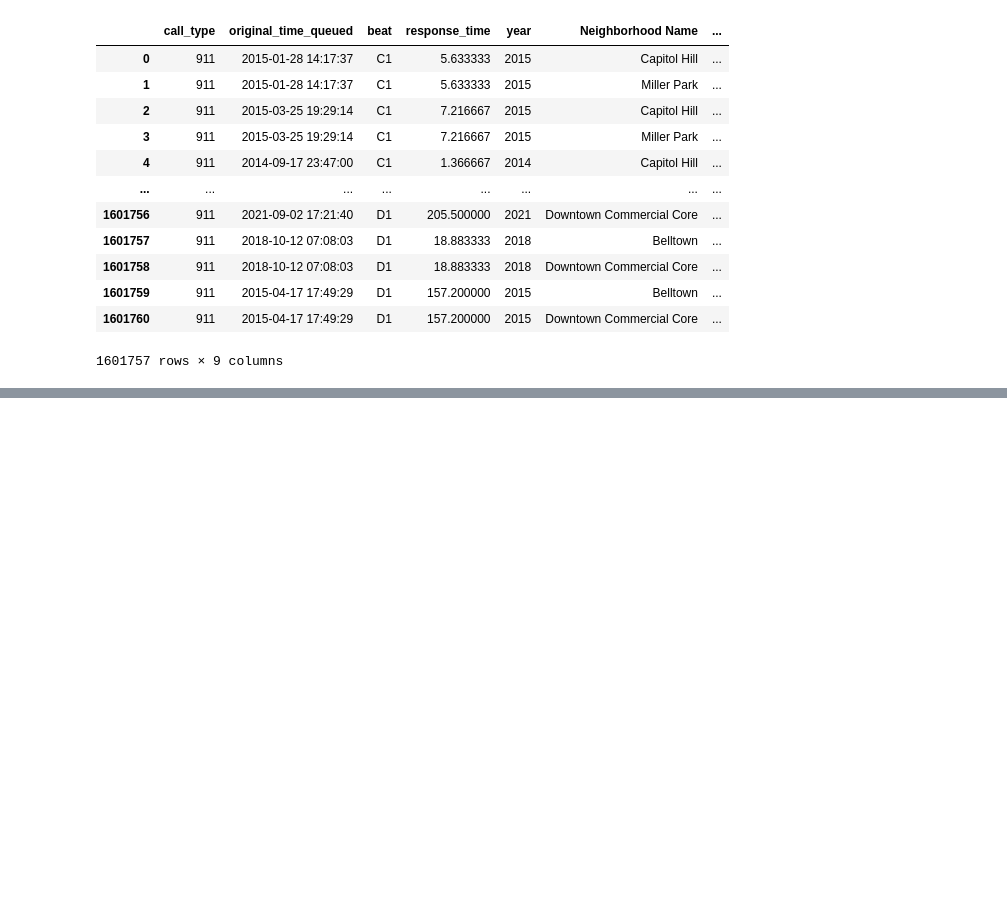
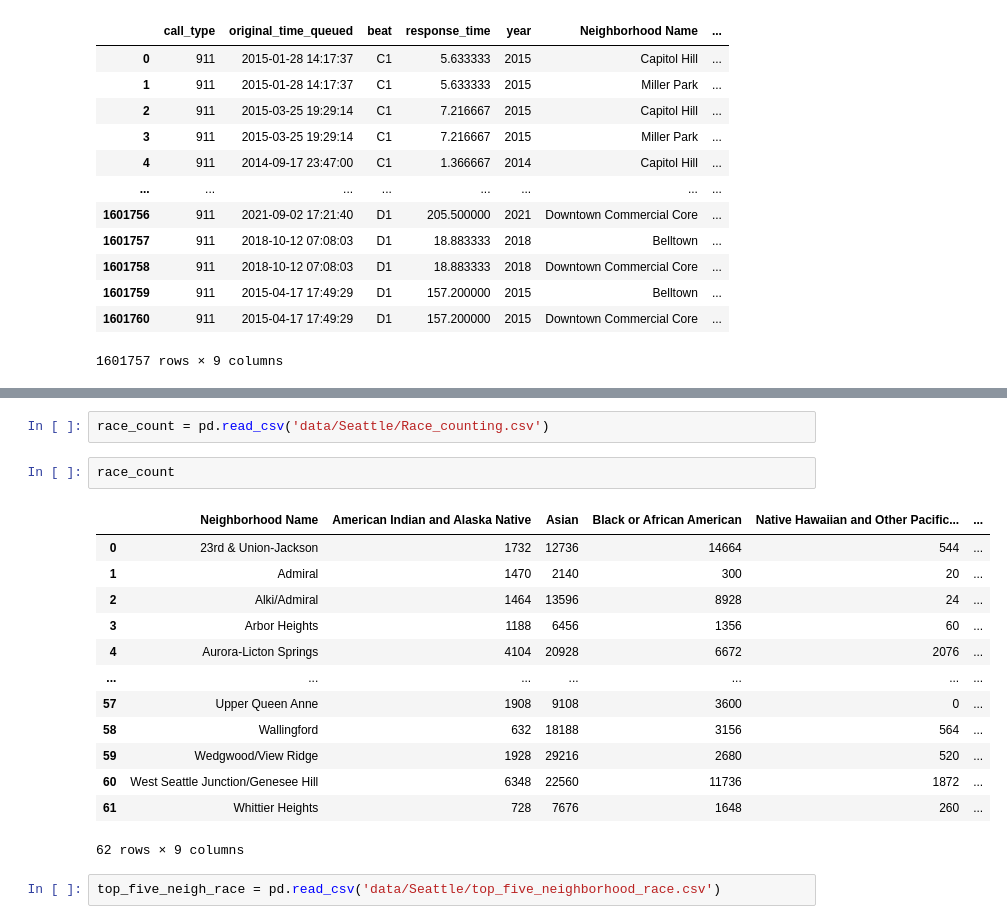
Before and after one commit to nemdim/Capstone-Project-Group-1, a Jupyter notebook: Singapore.ipynb, the cells around one changed output, grey strips where cells are left out. Drawn from its saved outputs; the diff is of its cells as text; blank space fills up the shorter version.

```diff
--- a/Singapore.ipynb
+++ b/Singapore.ipynb
@@ -1224,0 +1301,20 @@ language_response_merged.drop_duplicates()
+# %%
+race_count = pd.read_csv('data/Seattle/Race_counting.csv')
+# %%
+race_count
+# %% [output]
+|  | Neighborhood Name | American Indian and Alaska Native | Asian | Black or African American | Native Hawaiian and Other Pacific... | ... |
+| 0 | 23rd & Union-Jackson | 1732 | 12736 | 14664 | 544 | ... |
+| 1 | Admiral | 1470 | 2140 | 300 | 20 | ... |
+| 2 | Alki/Admiral | 1464 | 13596 | 8928 | 24 | ... |
+| 3 | Arbor Heights | 1188 | 6456 | 1356 | 60 | ... |
+| 4 | Aurora-Licton Springs | 4104 | 20928 | 6672 | 2076 | ... |
+| ... | ... | ... | ... | ... | ... | ... |
+| 57 | Upper Queen Anne | 1908 | 9108 | 3600 | 0 | ... |
+| 58 | Wallingford | 632 | 18188 | 3156 | 564 | ... |
+| 59 | Wedgwood/View Ridge | 1928 | 29216 | 2680 | 520 | ... |
+| 60 | West Seattle Junction/Genesee Hill | 6348 | 22560 | 11736 | 1872 | ... |
+| 61 | Whittier Heights | 728 | 7676 | 1648 | 260 | ... |
+62 rows × 9 columns
+# %%
+top_five_neigh_race = pd.read_csv('data/Seattle/top_five_neighborhood_race.csv')
```
Also changed, not shown: parts of 31 cells of this notebook.
